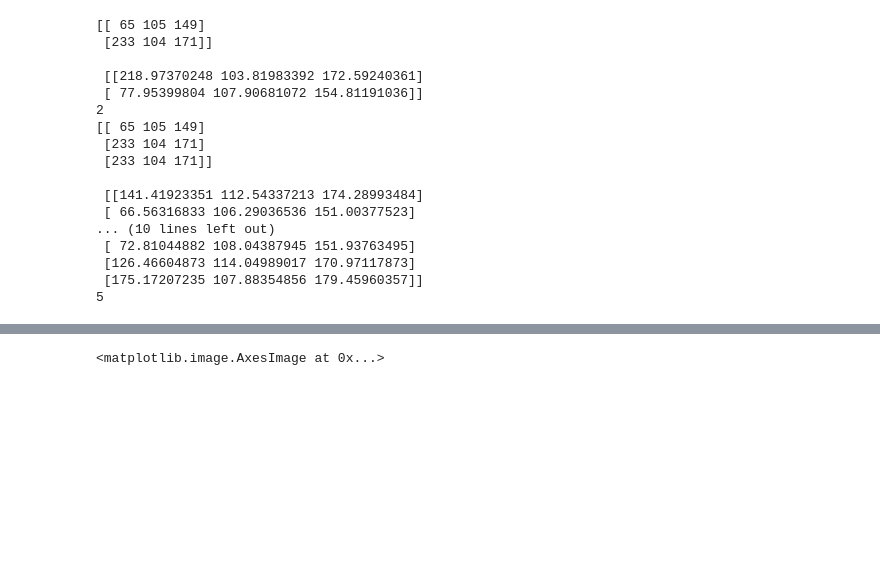
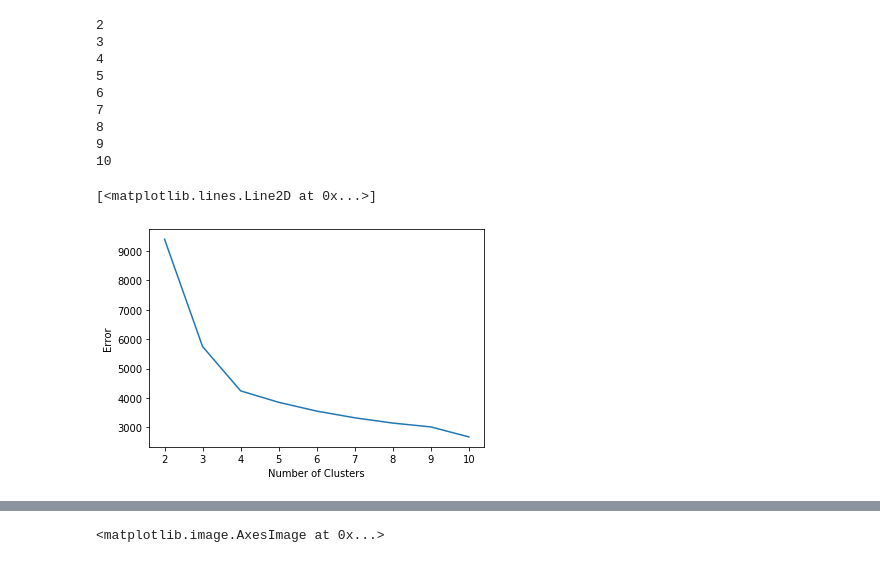
Before and after one commit to henockmamo54/POCS_CLUSTERING, a Jupyter notebook: Experiments/Image Segmentation exp/secondRound/_FCM.ipynb, the cells around one changed output, grey strips where cells are left out. Cells and saved outputs as stored; diff of their text form; code cells hidden in the pictures; blank space fills up the shorter version.

```diff
--- a/Experiments/Image Segmentation exp/secondRound/_FCM.ipynb
+++ b/Experiments/Image Segmentation exp/secondRound/_FCM.ipynb
@@ -186,36 +128,38 @@ def _k_init(X, n_clusters, x_squared_norms, random_state, n_local_trials=None):
 # %%
-clusterssize=[2,3,5]#,8,10,15,20
+import time as t
+timearray=[]
+segementedImg=[]
+
+clusterssize=[2,3,4,5,6,7,8,9,10]
 error=[]
 # %%
 for i in clusterssize:
 
+    start=t.time()
     fuzzy_cmeans2 = FCM(n_clusters=i)
-    c = _k_init(x,i, row_norms(x, squared=True), np.random.RandomState(seed=0))
-    print(c)
-    fuzzy_cmeans2.centers=c
+    fuzzy_cmeans2.centers=_k_init(x,i, row_norms(x, squared=True), np.random.RandomState(seed=0))
     fuzzy_cmeans2.fit(x)
+    timearray.append(t.time()-start)
     label=fuzzy_cmeans2.predict(x)
-    print('\n',fuzzy_cmeans2.centers)
 
     pic2show = fuzzy_cmeans2.centers[label]
     cluster_pic = pic2show.reshape(pic.shape[0], pic.shape[1], pic.shape[2])
     error.append(np.linalg.norm(pic-cluster_pic))
     print(i)
 # %% [output]
-[[ 65 105 149]
- [233 104 171]]
-
- [[218.97370248 103.81983392 172.59240361]
- [ 77.95399804 107.90681072 154.81191036]]
 2
-[[ 65 105 149]
- [233 104 171]
- [233 104 171]]
-
- [[141.41923351 112.54337213 174.28993484]
- [ 66.56316833 106.29036536 151.00377523]
-... (10 lines left out)
- [ 72.81044882 108.04387945 151.93763495]
- [126.46604873 114.04989017 170.97117873]
- [175.17207235 107.88354856 179.45960357]]
+3
+4
 5
+6
+7
+8
+9
+10
+# %%
+plt.xlabel('Number of Clusters')
+plt.ylabel('Error')
+plt.plot(clusterssize,error)
+# %% [output]
+[<matplotlib.lines.Line2D at 0x...>]
+[figure, added]
```
Also changed, not shown: parts of 26 cells of this notebook, 12 other files.
